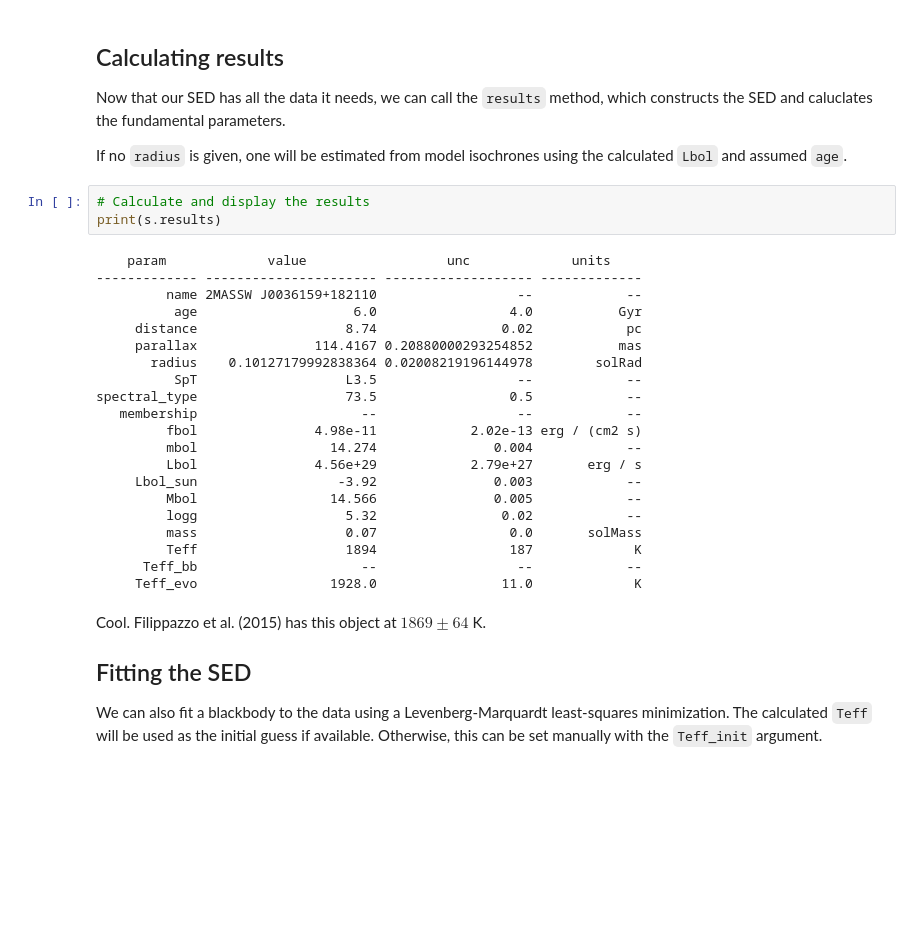
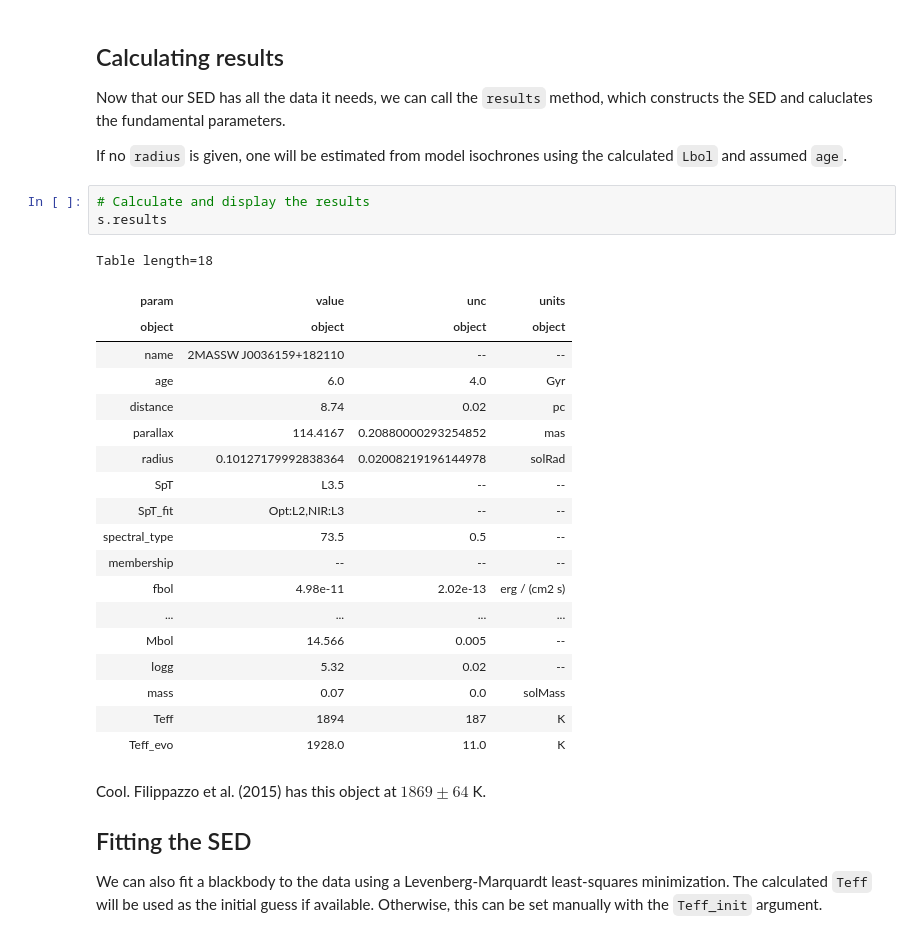
Before and after one commit to BDNYC/sedkit, a Jupyter notebook: SEDkit/notebooks/create_sed.ipynb, the cells around one changed output. Drawn from its saved outputs; the diff is of its cells as text; blank space fills up the shorter version.

```diff
--- a/SEDkit/notebooks/create_sed.ipynb
+++ b/SEDkit/notebooks/create_sed.ipynb
@@ -225,28 +225,27 @@ Now that our SED has all the data it needs, we can call the `results` method, wh
 If no `radius` is given, one will be estimated from model isochrones using the calculated `Lbol` and assumed `age`.
 # %%
 # Calculate and display the results
-print(s.results)
+s.results
 # %% [output]
-    param             value                  unc             units
-------------- ---------------------- ------------------- -------------
-         name 2MASSW J0036159+182110                  --            --
-          age                    6.0                 4.0           Gyr
-     distance                   8.74                0.02            pc
-     parallax               114.4167 0.20880000293254852           mas
-       radius    0.10127179992838364 0.02008219196144978        solRad
-          SpT                   L3.5                  --            --
-spectral_type                   73.5                 0.5            --
-   membership                     --                  --            --
-         fbol               4.98e-11            2.02e-13 erg / (cm2 s)
-         mbol                 14.274               0.004            --
-         Lbol               4.56e+29            2.79e+27       erg / s
-     Lbol_sun                  -3.92               0.003            --
-         Mbol                 14.566               0.005            --
-         logg                   5.32                0.02            --
-         mass                   0.07                 0.0       solMass
-         Teff                   1894                 187             K
-      Teff_bb                     --                  --            --
-     Teff_evo                 1928.0                11.0             K
+Table length=18
+| param | value | unc | units |
+| object | object | object | object |
+| name | 2MASSW J0036159+182110 | -- | -- |
+| age | 6.0 | 4.0 | Gyr |
+| distance | 8.74 | 0.02 | pc |
+| parallax | 114.4167 | 0.20880000293254852 | mas |
+| radius | 0.10127179992838364 | 0.02008219196144978 | solRad |
+| SpT | L3.5 | -- | -- |
+| SpT_fit | Opt:L2,NIR:L3 | -- | -- |
+| spectral_type | 73.5 | 0.5 | -- |
+| membership | -- | -- | -- |
+| fbol | 4.98e-11 | 2.02e-13 | erg / (cm2 s) |
+| ... | ... | ... | ... |
+| Mbol | 14.566 | 0.005 | -- |
+| logg | 5.32 | 0.02 | -- |
+| mass | 0.07 | 0.0 | solMass |
+| Teff | 1894 | 187 | K |
+| Teff_evo | 1928.0 | 11.0 | K |
 # %% [markdown]
 Cool. Filippazzo et al. (2015) has this object at $1869 \pm 64$ K.
 
```
Also changed, not shown: parts of 5 cells of this notebook, 1 other file.
